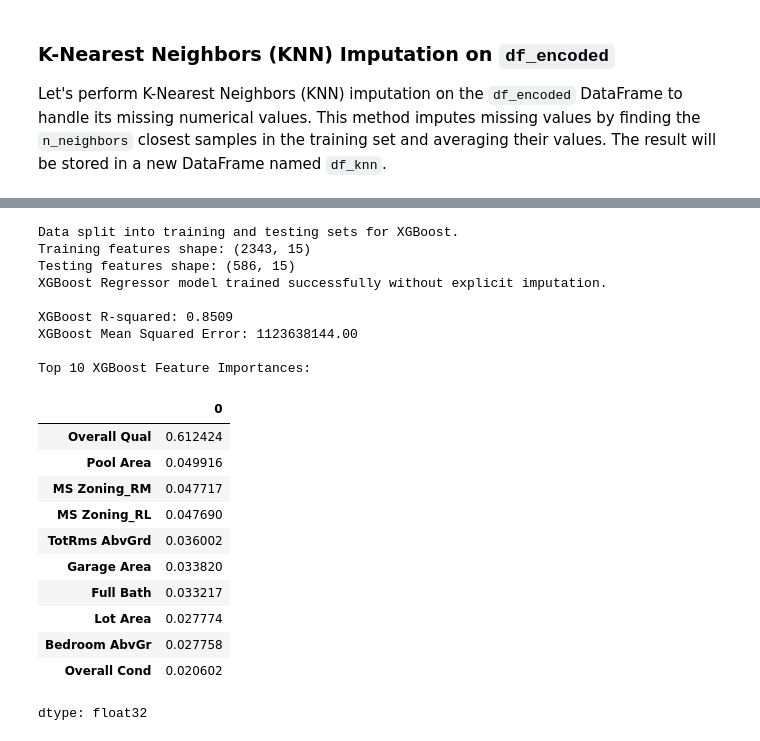
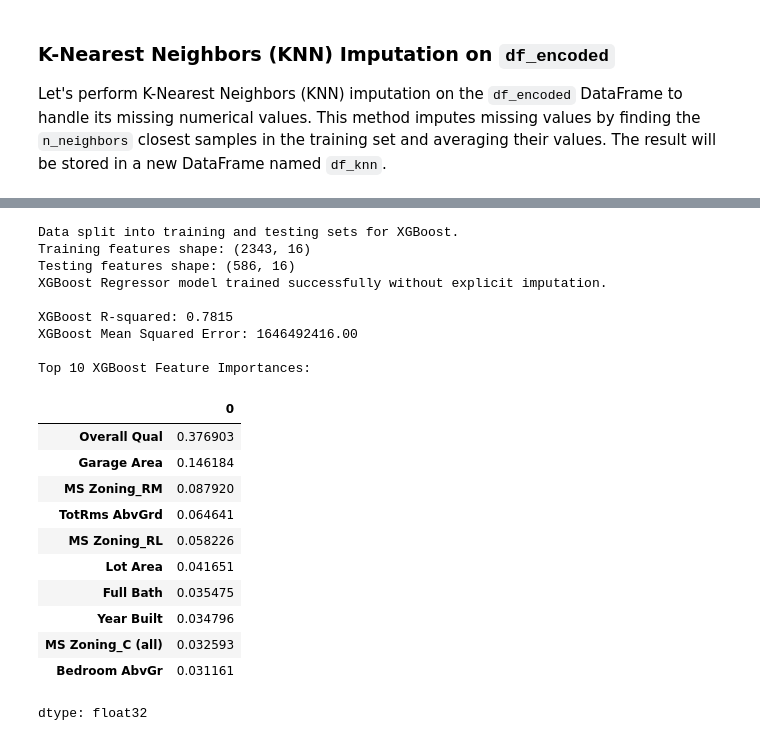
Before and after one commit to matteogolfarelli/DataCentricAI, a Jupyter notebook: Data Preparation/Forecast_SalesPRice_with_missing_data_.ipynb, the cells around one changed output, grey strips where cells are left out. Cells and saved outputs as stored; diff of their text form; code cells hidden in the pictures.

```diff
--- a/Data Preparation/Forecast_SalesPRice_with_missing_data_.ipynb
+++ b/Data Preparation/Forecast_SalesPRice_with_missing_data_.ipynb
@@ -3,7 +3,7 @@
 # %%
 import pandas as pd
 
-dataset_url = 'https://raw.githubusercontent.com/matteogolfarelli/DataCentricAI/main/Data%20Preparation/ames_housing_data_hard.csv'
+dataset_url = 'https://raw.githubusercontent.com/matteogolfarelli/DataCentricAI/main/Data%20Preparation/ames_housing_data_hard_rand.csv'
 
 try:
     df = pd.read_csv(dataset_url)
@@ -967,7 +967,7 @@ import xgboost as xgb
 from sklearn.model_selection import train_test_split
 from sklearn.metrics import r2_score, mean_squared_error
 
-if 'df_knn' in locals() and df_rf is not None:
+if 'df_knn' in locals() and df_knn is not None:
     # Define features (X) and target (y) from df_knn
     # XGBoost can handle NaNs directly, so no explicit imputation is needed here.
     X_xgb = df_knn.drop('SalePrice', axis=1)
@@ -989,45 +989,45 @@ if 'df_knn' in locals() and df_rf is not None:
         random_state=42,
         n_jobs=-1,
         tree_method='hist' # Enable faster training and native missing value handling
     )
     xgb_model.fit(X_train_xgb, y_train_xgb)
     print("XGBoost Regressor model trained successfully without explicit imputation.")
 
     # Make predictions on the test set
     y_pred_xgb = xgb_model.predict(X_test_xgb)
 
     # Evaluate the model
     r2_xgb = r2_score(y_test_xgb, y_pred_xgb)
     mse_xgb = mean_squared_error(y_test_xgb, y_pred_xgb)
 
     print(f"\nXGBoost R-squared: {r2_xgb:.4f}")
     print(f"XGBoost Mean Squared Error: {mse_xgb:.2f}")
 
     # Display feature importances
     feature_importances_xgb = pd.Series(xgb_model.feature_importances_, index=X_xgb.columns)
     print("\nTop 10 XGBoost Feature Importances:")
     display(feature_importances_xgb.nlargest(10))
 else:
     print("DataFrame 'df_knn' is not available for XGBoost model training.")
 # %% [output]
 Data split into training and testing sets for XGBoost.
-Training features shape: (2343, 15)
-Testing features shape: (586, 15)
+Training features shape: (2343, 16)
+Testing features shape: (586, 16)
 XGBoost Regressor model trained successfully without explicit imputation.
 
-XGBoost R-squared: 0.8509
-XGBoost Mean Squared Error: 1123638144.00
+XGBoost R-squared: 0.7815
+XGBoost Mean Squared Error: 1646492416.00
 
 Top 10 XGBoost Feature Importances:
 |  | 0 |
-| Overall Qual | 0.612424 |
-| Pool Area | 0.049916 |
-| MS Zoning_RM | 0.047717 |
-| MS Zoning_RL | 0.047690 |
-| TotRms AbvGrd | 0.036002 |
-| Garage Area | 0.033820 |
-| Full Bath | 0.033217 |
-| Lot Area | 0.027774 |
-| Bedroom AbvGr | 0.027758 |
-| Overall Cond | 0.020602 |
+| Overall Qual | 0.376903 |
+| Garage Area | 0.146184 |
+| MS Zoning_RM | 0.087920 |
+| TotRms AbvGrd | 0.064641 |
+| MS Zoning_RL | 0.058226 |
+| Lot Area | 0.041651 |
+| Full Bath | 0.035475 |
+| Year Built | 0.034796 |
+| MS Zoning_C (all) | 0.032593 |
+| Bedroom AbvGr | 0.031161 |
 dtype: float32
```
Also changed, not shown: parts of 15 cells of this notebook.
